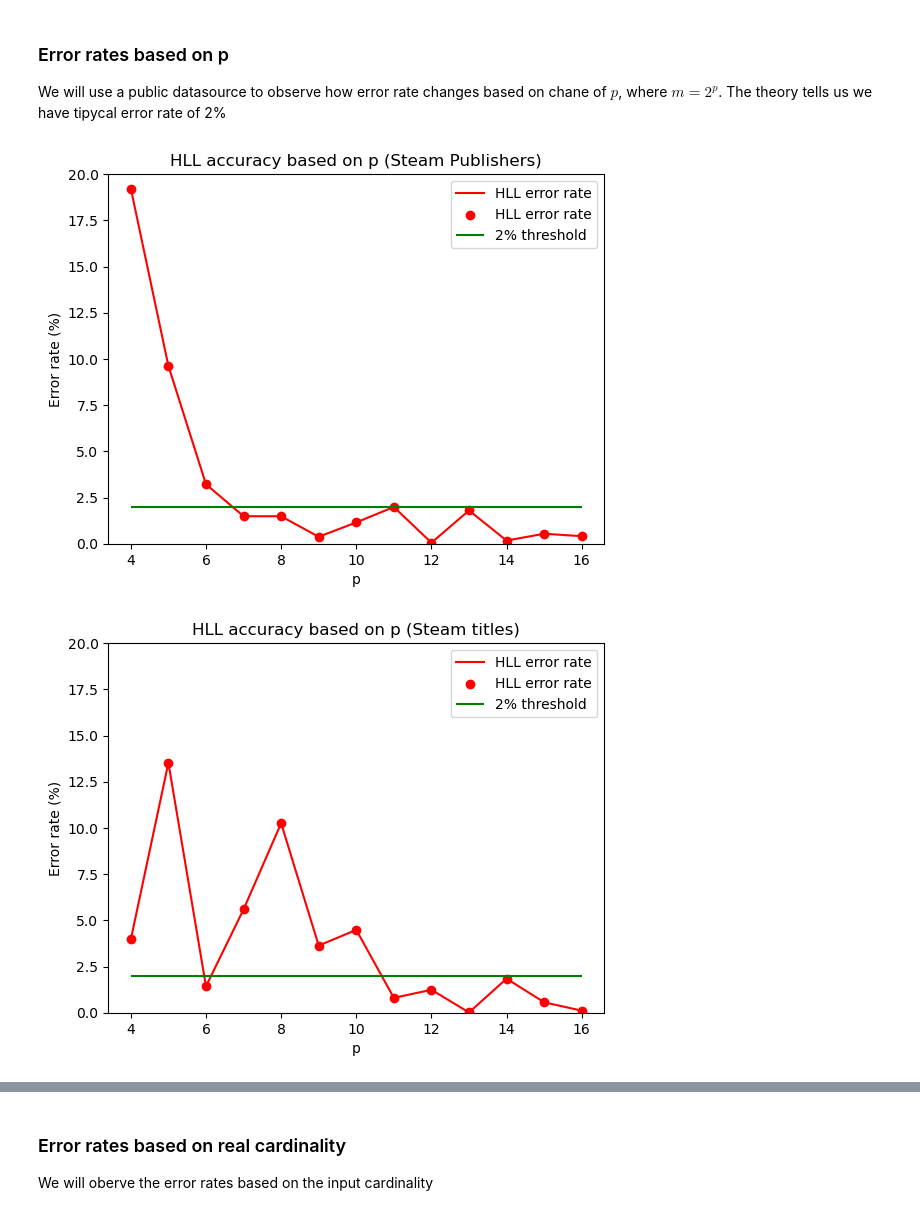
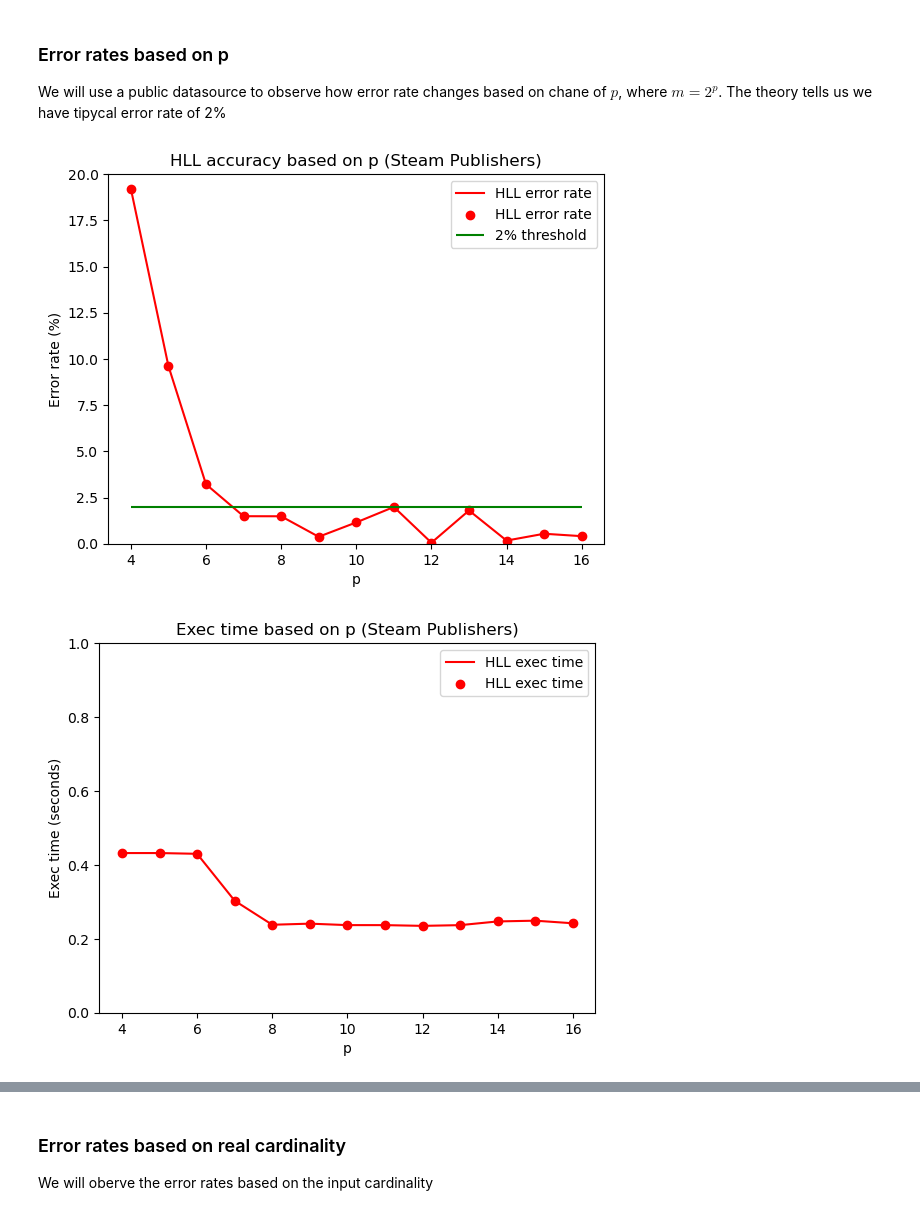
Before and after one commit to svetoslavpetkov/math-concepts-for-developers, a Jupyter notebook: 99 couse project/HyperLogLog.ipynb, the cells around one changed output, grey strips where cells are left out. Drawn from its saved outputs; the diff is of its cells as text; code cells hidden in the pictures.

```diff
--- a/99 couse project/HyperLogLog.ipynb
+++ b/99 couse project/HyperLogLog.ipynb
@@ -173,39 +184,53 @@ def get_hll_obj(dataset, p = 10):
             _hll.update(value.encode("utf-8"))
     return _hll
 
-def plot_error_rates(title, x_label, y_label, x_values, y_values, before_draw = None, prepend_legend = None ):
+def plot_error_rates(title, x_label, y_label, x_values, y_values, before_draw = None, prepend_legend = None, legend = None, show_threshold = True, max_y = 20 ):
     x_min = np.min(x_values)
     x_max = np.max(x_values)
     plt.title(title)
 
     if (before_draw != None):
         before_draw(plt)
 
     legend_labels = ["HLL error rate", "HLL error rate" , "2% threshold"]
+    if ( legend != None):
+        legend_labels = legend
     if ( prepend_legend != None ):
         legend_labels = prepend_legend + legend_labels
 
     plt.plot(x_values, y_values, c = "red")
     plt.scatter(x_values, y_values, c = "red")
-    plt.hlines(2.0, xmin=x_min , xmax = x_max, colors="green")
+    if (show_threshold):
+        plt.hlines(2.0, xmin=x_min , xmax = x_max, colors="green")
     plt.legend(legend_labels)
     plt.xlabel(x_label)
     plt.ylabel(y_label)
-    plt.ylim([0, 20])
+    plt.ylim([0, max_y])
     plt.show()
     pass
+
+def get_hll_count_and_exec_time(input, p):
+    start_time = time.time()
+    hll = get_hll_obj(input, p)
+    count = hll.count()
+    end_time = time.time()
+    exec_time = end_time - start_time
+    return (count, exec_time)
 
 def print_error_based_on_precision(input, dataset_name):
     real_distinct_count = len(set(input))
     pValues = range(4, 17)
-    hlls = [get_hll_obj(input, p) for p in pValues]
-    error_rates_in_percent = [ get_error_rate(hll.count(), real_distinct_count)  for hll in hlls]
+    hll_count_and_exect_time = [get_hll_count_and_exec_time(input, p) for p in pValues]
+    hll_counts = list(map(operator.itemgetter(0), hll_count_and_exect_time))
+    hll_exec_time = list(map(operator.itemgetter(1), hll_count_and_exect_time))
+    error_rates_in_percent = [ get_error_rate(hll_count, real_distinct_count)  for hll_count in hll_counts]
     plot_error_rates(f"HLL accuracy based on p ({dataset_name})", "p",  "Error rate (%)", pValues, error_rates_in_percent)
+    plot_error_rates(f"Exec time based on p ({dataset_name})", "p",  "Exec time (seconds)", pValues, hll_exec_time, show_threshold=False, legend = ["HLL exec time", "HLL exec time"], max_y=1)
     pass
 
 
 print_error_based_on_precision(steam_publishers, "Steam Publishers")
 print_error_based_on_precision(steam_titles, "Steam titles")
 # %% [output]
 [figure]
-[figure, old version]
+[figure, new version]
```
Also changed, not shown: parts of 5 cells of this notebook, 1 other file.
